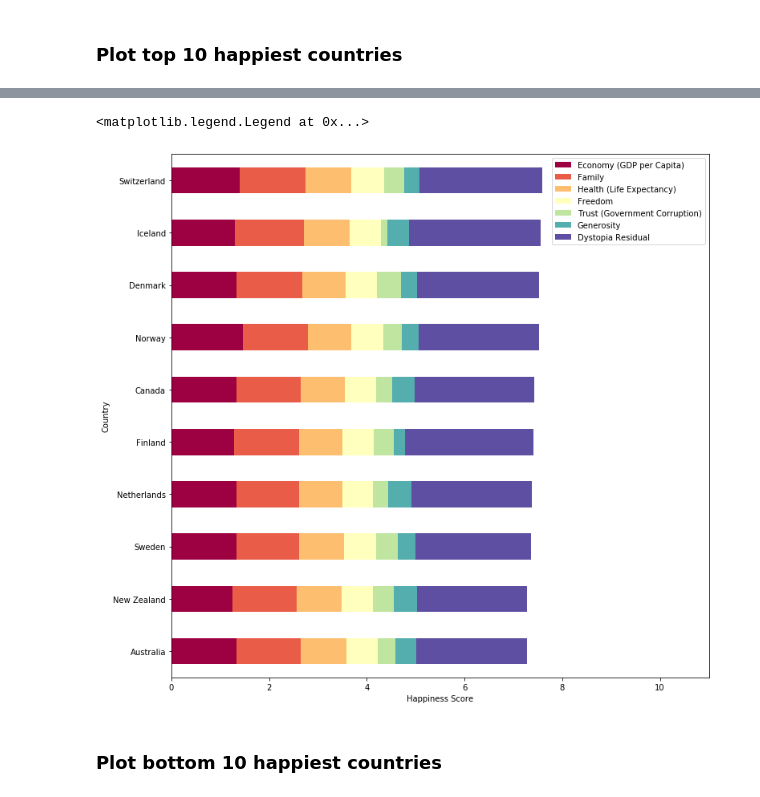
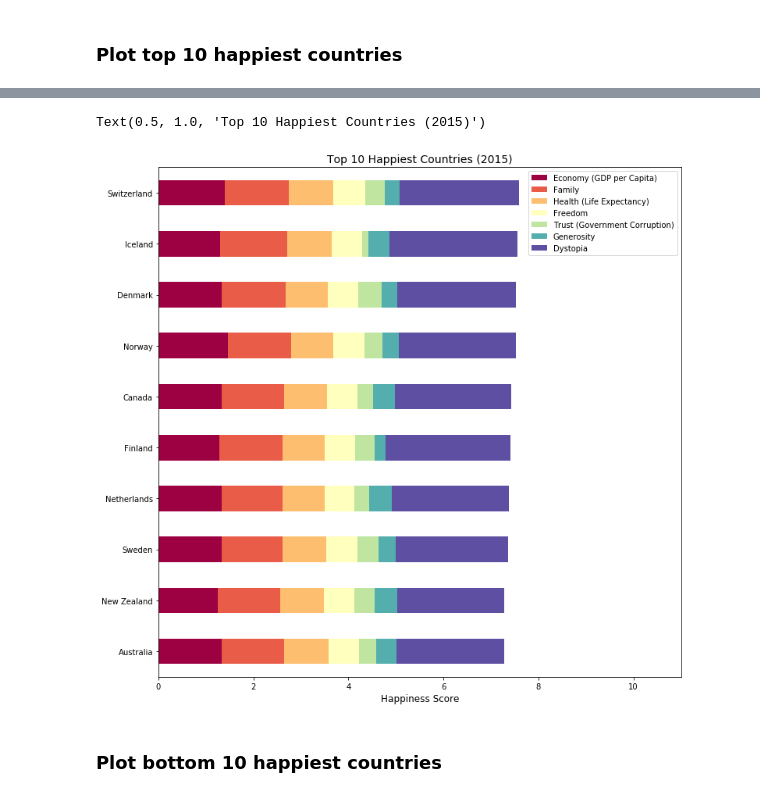
Before and after one commit to vbarisic/world_happiness, a Jupyter notebook: WHR2015_notebook.ipynb, the cells around one changed output, grey strips where cells are left out. Saved outputs shown, nothing was run; the diff lists cells and outputs as text; code cells hidden in the pictures.

```diff
--- a/WHR2015_notebook.ipynb
+++ b/WHR2015_notebook.ipynb
@@ -24,14 +17,19 @@ top10.head(2)
+# %%
+top10 = top10.rename(columns={'Dystopia Residual':'Dystopia'})
 # %%
 top10.sort_values('Happiness Rank', ascending=False).plot(x='Country',
             y=['Economy (GDP per Capita)', 'Family', 'Health (Life Expectancy)', 'Freedom',
-               'Trust (Government Corruption)', 'Generosity', 'Dystopia Residual'],
+               'Trust (Government Corruption)', 'Generosity', 'Dystopia'],
                         kind='barh', stacked=True, figsize=(12,12), colormap='Spectral')
 plt.xlabel('Happiness Score')
 plt.xlim(0,11)
 plt.legend(loc='upper right')
+plt.ylabel('')
+plt.xlabel('Happiness Score', fontsize=12)
+plt.title('Top 10 Happiest Countries (2015)', fontsize=14)
 # %% [output]
-<matplotlib.legend.Legend at 0x...>
+Text(0.5, 1.0, 'Top 10 Happiest Countries (2015)')
-[figure, old version]
+[figure, new version]
 # %% [markdown]
 ### Plot bottom 10 happiest countries
 # %%
```
Also changed, not shown: parts of 7 cells of this notebook, 10 other files.
